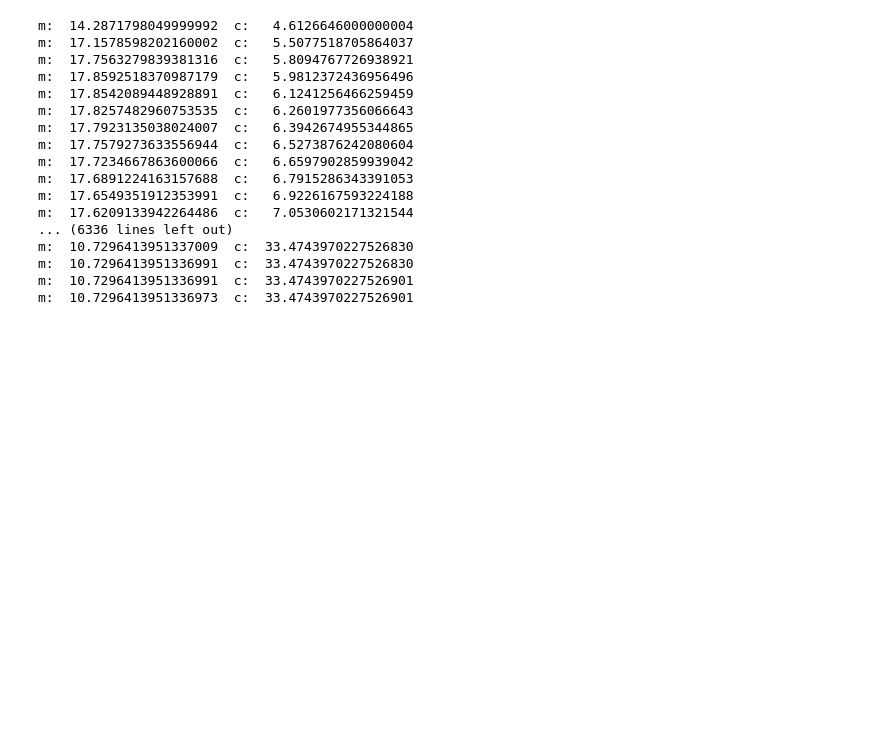
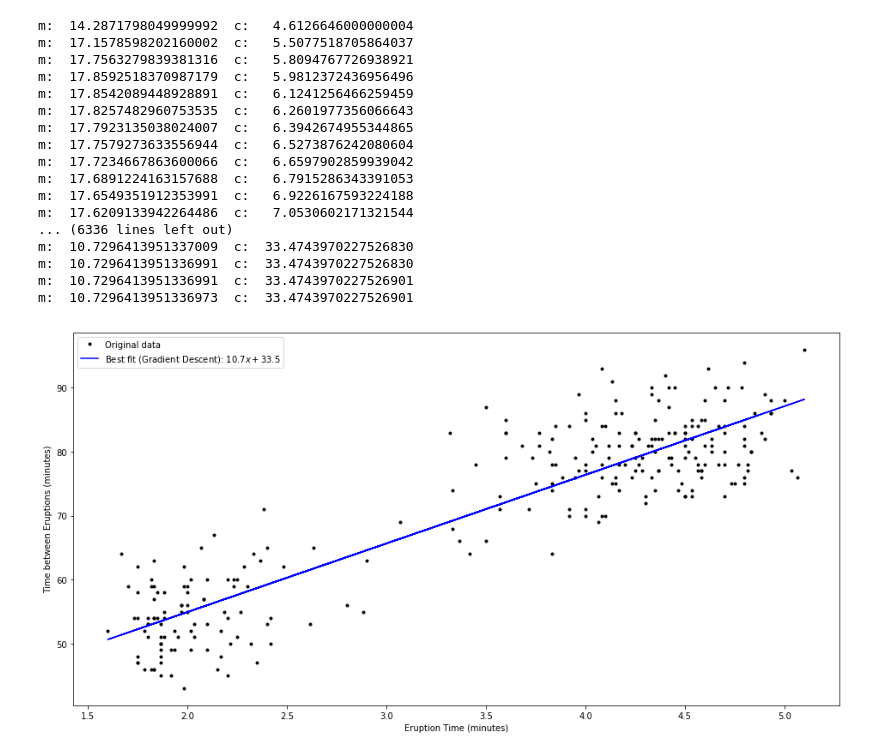
Before and after one commit to damiannolan/old-faithful-data-set, a Jupyter notebook: old-faithful-notebook.ipynb, the cells around one changed output. Cells and saved outputs as stored; diff of their text form; code cells hidden in the pictures; blank space fills up the shorter version.

```diff
--- a/old-faithful-notebook.ipynb
+++ b/old-faithful-notebook.ipynb
@@ -117,3 +127,13 @@ m:  10.7296413951337009  c:  33.4743970227526830
 m:  10.7296413951336991  c:  33.4743970227526830
 m:  10.7296413951336991  c:  33.4743970227526901
 m:  10.7296413951336973  c:  33.4743970227526901
+# %%
+pl.plot(eruptions, waiting, 'k.', label='Original data')
+#pl.plot(m, 'b-', label='Slope: %f' % c)
+pl.plot(eruptions, m * eruptions + c, 'b-', label='Best fit (Gradient Descent): $%0.1f x + %0.1f$' % (m,c))
+pl.xlabel('Eruption Time (minutes)')
+pl.ylabel('Time between Eruptions (minutes)')
+pl.legend()
+pl.show()
+# %% [output]
+[figure, added]
```
Also changed, not shown: parts of 7 cells of this notebook.
